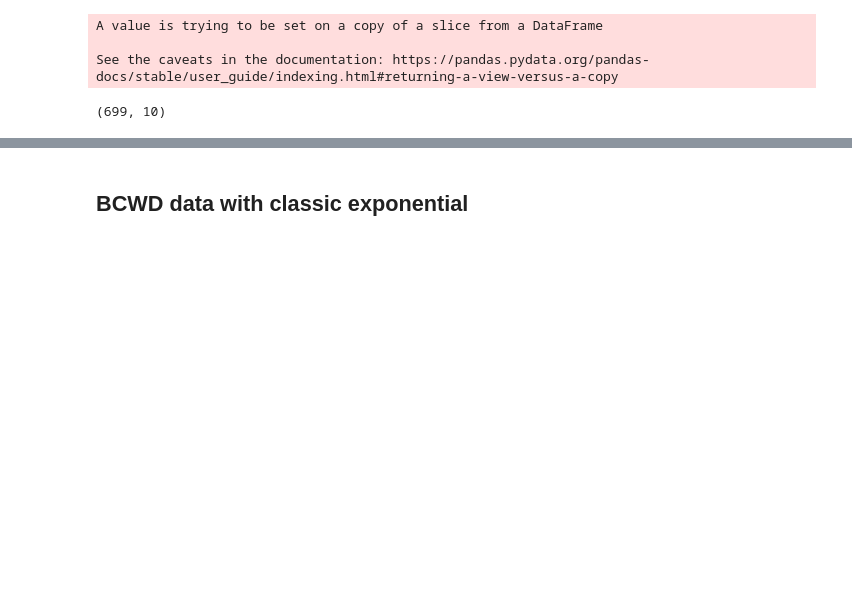
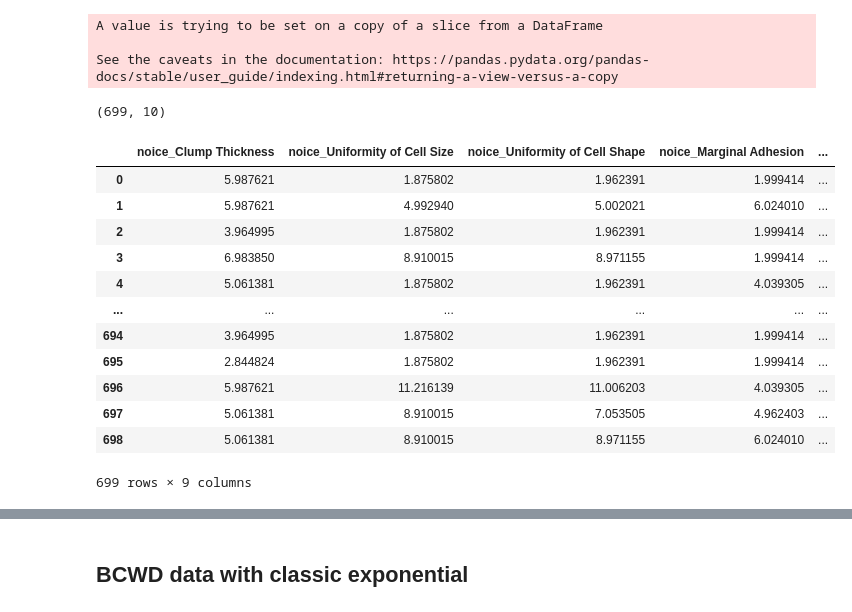
Before and after one commit to Rakib-Ul-Haque/Differential_Privacy, a Jupyter notebook: Differential_privacy_BCWD.ipynb, the cells around one changed output, grey strips where cells are left out. Cells and saved outputs as stored; diff of their text form; code cells hidden in the pictures; blank space fills up the shorter version.

```diff
--- a/Differential_privacy_BCWD.ipynb
+++ b/Differential_privacy_BCWD.ipynb
@@ -143,0 +142,16 @@ df["noice_Mitoses"]=df["Mitoses"].map(d9)
+# %%
+df=df.drop(["Clump Thickness", "Uniformity of Cell Size", "Uniformity of Cell Shape", "Marginal Adhesion","Single Epithelial Cell Size", "Bare Nuclei", "Bland Chromatin", "Normal Nucleoli", "Mitoses"], axis=1)
+# %% [output]
+|  | noice_Clump Thickness | noice_Uniformity of Cell Size | noice_Uniformity of Cell Shape | noice_Marginal Adhesion | ... |
+| 0 | 5.987621 | 1.875802 | 1.962391 | 1.999414 | ... |
+| 1 | 5.987621 | 4.992940 | 5.002021 | 6.024010 | ... |
+| 2 | 3.964995 | 1.875802 | 1.962391 | 1.999414 | ... |
+| 3 | 6.983850 | 8.910015 | 8.971155 | 1.999414 | ... |
+| 4 | 5.061381 | 1.875802 | 1.962391 | 4.039305 | ... |
+| ... | ... | ... | ... | ... | ... |
+| 694 | 3.964995 | 1.875802 | 1.962391 | 1.999414 | ... |
+| 695 | 2.844824 | 1.875802 | 1.962391 | 1.999414 | ... |
+| 696 | 5.987621 | 11.216139 | 11.006203 | 4.039305 | ... |
+| 697 | 5.061381 | 8.910015 | 7.053505 | 4.962403 | ... |
+| 698 | 5.061381 | 8.910015 | 8.971155 | 6.024010 | ... |
+699 rows × 9 columns
```
Also changed, not shown: parts of 25 cells of this notebook.
